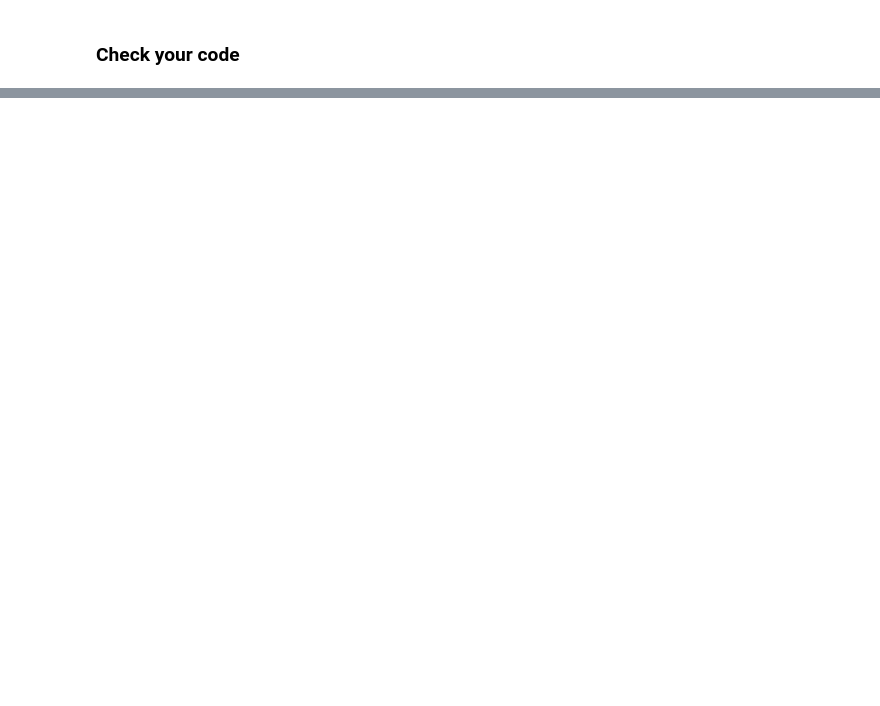
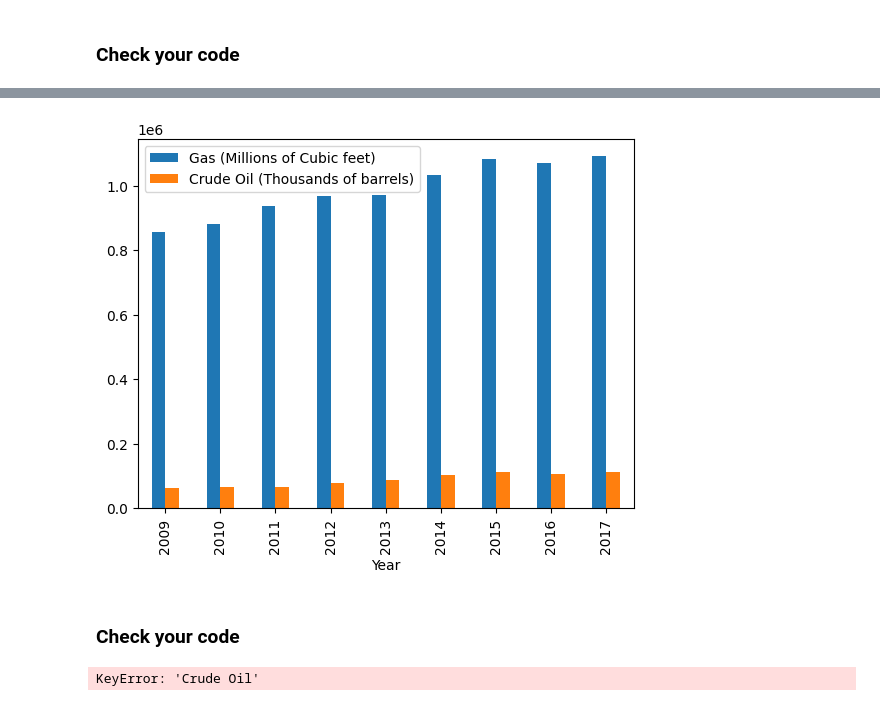
Before and after one commit to buseozgur/data-us-oil-and-gas-production, a Jupyter notebook: oil_and_gas.ipynb, the cells around one changed output, grey strips where cells are left out. Saved outputs shown, nothing was run; the diff lists cells and outputs as text; code cells hidden in the pictures; blank space fills up the shorter version.

Commit message:
Completed merged_dataframes step,

```diff
--- a/oil_and_gas.ipynb
+++ b/oil_and_gas.ipynb
@@ -406,0 +410,3 @@ git push origin master
+# %%
+total_gas = filtered_yearly_gas_df[["U.S."]].rename(columns = {"U.S.": "Gas"})
+total_gas
@@ -406,0 +425,3 @@ git push origin master
+# %%
+total_oil = filtered_yearly_oil_df[["U.S. Crude Oil"]].rename(columns = {"U.S. Crude Oil": "Oil"})
+total_oil
@@ -406,0 +440,3 @@ git push origin master
+# %%
+merged_df = pd.concat([total_gas, total_oil], axis=1)
+merged_df
@@ -406,0 +455,20 @@ git push origin master
+# %%
+plot = merged_df.plot(kind="bar")
+plot.set_xlabel("Year")
+plot.legend(['Gas (Millions of Cubic feet)', 'Crude Oil (Thousands of barrels)']);
+# %% [output]
+[figure, added]
+# %% [markdown]
+### Check your code
+# %%
+from nbresult import ChallengeResult
+
+result = ChallengeResult('merged_dataframes',
+    merged_df_shape=merged_df.shape,
+    yearly_oil_2009=merged_df.iloc[0]["Crude Oil"],
+)
+result.write()
+
+print(result.check())
+# %% [output]
+KeyError: 'Crude Oil'
```
Also changed, not shown: parts of 6 cells of this notebook, 1 other file.
